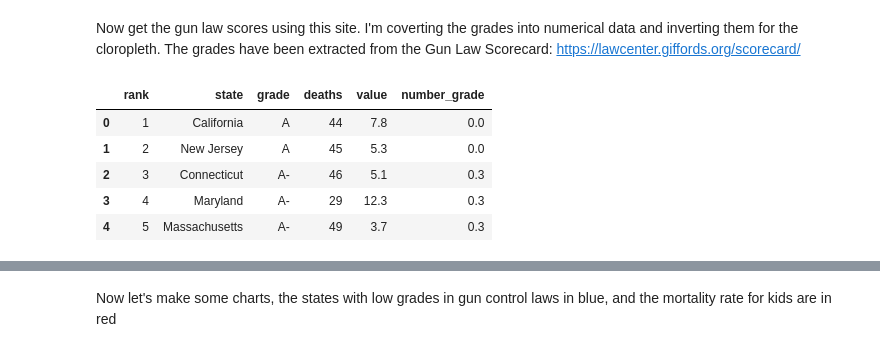
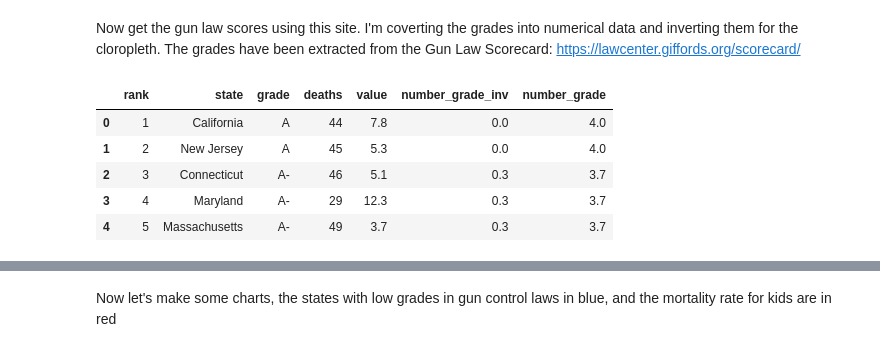
Before and after one commit to ryanamundson1/gcolab, a Jupyter notebook: bivariate_cloropleth.ipynb, the cells around one changed output, grey strips where cells are left out. Drawn from its saved outputs; the diff is of its cells as text; code cells hidden in the pictures.

```diff
--- a/bivariate_cloropleth.ipynb
+++ b/bivariate_cloropleth.ipynb
@@ -57,18 +57,19 @@ Now get the gun law scores using this site. I'm coverting the grades into numeri
 # %%
 laws = pandas.read_csv("https://raw.githubusercontent.com/ryanamundson1/gcolab/master/data/gc/gun_law_scores.txt")
 grades = [('A+', 4.0), ('A', 4.0), ('A-', 3.7), ('B+',3.3), ('B',3.0), ('B-',2.7), ('C+',2.3), ('C',2.0),
           ('C-',1.7),('D+',1.3),('D',1.0),('D-',0.7),('F',0.0)]
 
 grades = dict(grades)
-laws["number_grade"] = laws["grade"].apply(lambda x: 4 - grades.get(x))
+laws["number_grade_inv"] = laws["grade"].apply(lambda x: 4 - grades.get(x))
+laws["number_grade"] = laws["grade"].apply(lambda x: grades.get(x))
 laws.head()
 # %% [output]
-|  | rank | state | grade | deaths | value | number_grade |
-| 0 | 1 | California | A | 44 | 7.8 | 0.0 |
-| 1 | 2 | New Jersey | A | 45 | 5.3 | 0.0 |
-| 2 | 3 | Connecticut | A- | 46 | 5.1 | 0.3 |
-| 3 | 4 | Maryland | A- | 29 | 12.3 | 0.3 |
-| 4 | 5 | Massachusetts | A- | 49 | 3.7 | 0.3 |
+|  | rank | state | grade | deaths | value | number_grade_inv | number_grade |
+| 0 | 1 | California | A | 44 | 7.8 | 0.0 | 4.0 |
+| 1 | 2 | New Jersey | A | 45 | 5.3 | 0.0 | 4.0 |
+| 2 | 3 | Connecticut | A- | 46 | 5.1 | 0.3 | 3.7 |
+| 3 | 4 | Maryland | A- | 29 | 12.3 | 0.3 | 3.7 |
+| 4 | 5 | Massachusetts | A- | 49 | 3.7 | 0.3 | 3.7 |
 # %%
 # merge the data into a DF
 merged = country.merge(staterate, left_on='NAME', right_on='State', how='outer')
```
Also changed, not shown: parts of 4 cells of this notebook.
